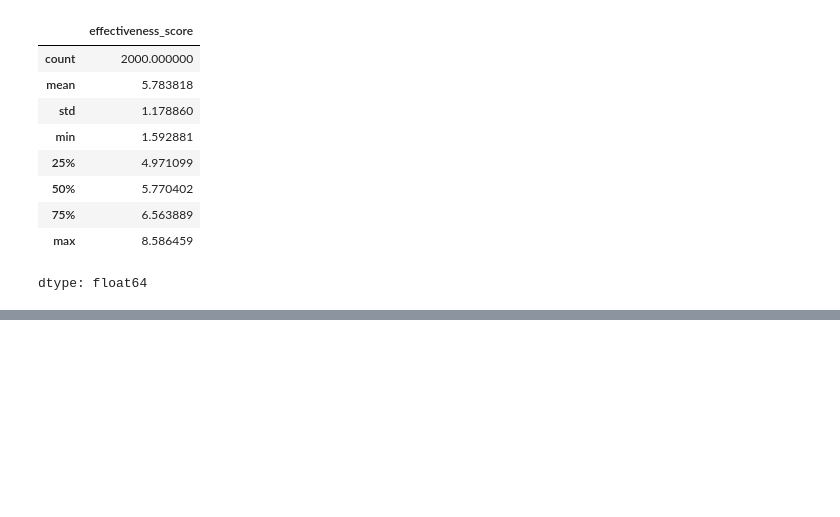
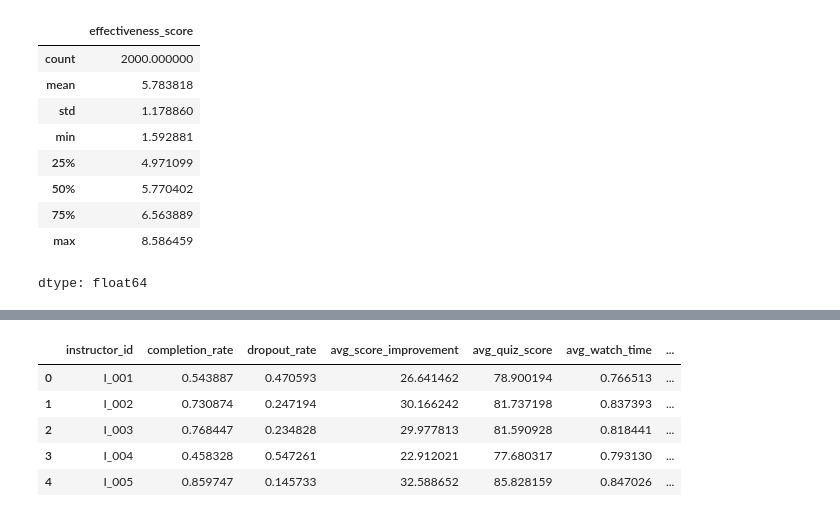
Before and after one commit to pranjalgupta4482-ui/Sales-Performance-Promotion-Impact-Analysis, a Jupyter notebook: content/02-getting-started/jupyter_notebooks.ipynb, the cells around one changed output, grey strips where cells are left out. Cells and saved outputs as stored; diff of their text form; code cells hidden in the pictures; blank space fills up the shorter version.

```diff
--- a/content/02-getting-started/jupyter_notebooks.ipynb
+++ b/content/02-getting-started/jupyter_notebooks.ipynb
@@ -289,0 +354,37 @@ dtype: float64
+# %%
+# Aggregate data at instructor level
+
+instructor_df = df.groupby('instructor_id').agg({
+
+    'completion_rate':'mean',
+    'dropout_rate':'mean',
+    'avg_score_improvement':'mean',
+    'avg_quiz_score':'mean',
+    'avg_watch_time':'mean',
+    'assignment_submission_rate':'mean',
+    'forum_activity_rate':'mean',
+    'avg_feedback_score':'mean',
+    'feedback_response_rate':'mean',
+
+    'batch_id':'count',
+    'course_id':'nunique',
+
+    'effectiveness_score':'mean'
+
+}).reset_index()
+# %%
+instructor_df.rename(columns={
+
+    'batch_id':'total_batches',
+    'course_id':'unique_courses'
+
+}, inplace=True)
+
+instructor_df.head()
+# %% [output]
+|  | instructor_id | completion_rate | dropout_rate | avg_score_improvement | avg_quiz_score | avg_watch_time | ... |
+| 0 | I_001 | 0.543887 | 0.470593 | 26.641462 | 78.900194 | 0.766513 | ... |
+| 1 | I_002 | 0.730874 | 0.247194 | 30.166242 | 81.737198 | 0.837393 | ... |
+| 2 | I_003 | 0.768447 | 0.234828 | 29.977813 | 81.590928 | 0.818441 | ... |
+| 3 | I_004 | 0.458328 | 0.547261 | 22.912021 | 77.680317 | 0.793130 | ... |
+| 4 | I_005 | 0.859747 | 0.145733 | 32.588652 | 85.828159 | 0.847026 | ... |
```
Also changed, not shown: parts of 38 cells of this notebook.
